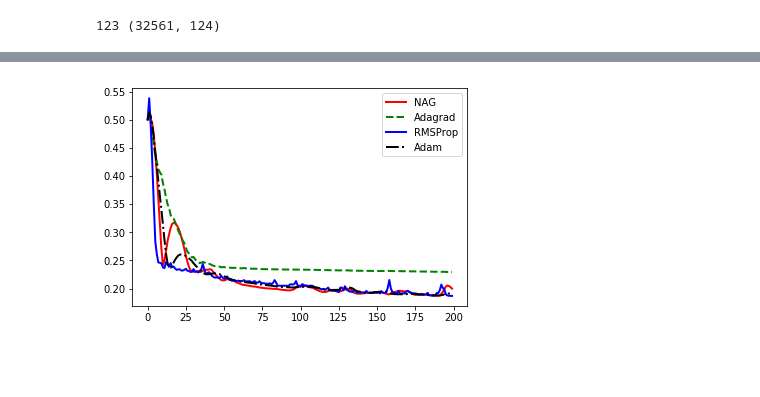
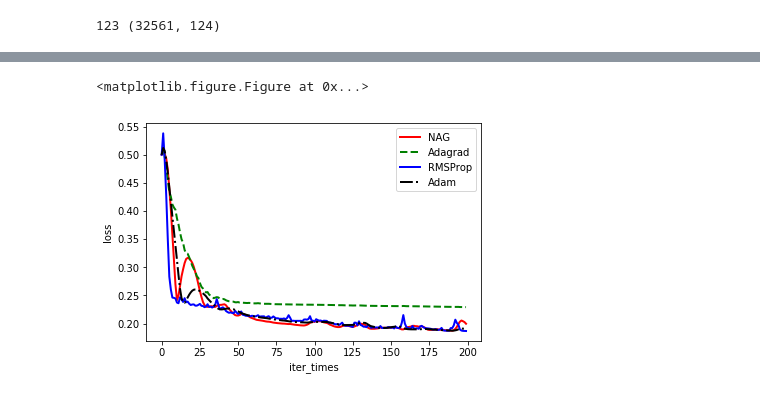
Before and after one commit to TitanRisen/ML_Lab_02, a Jupyter notebook: ClassificationExperiment.ipynb, the cells around one changed output, grey strips where cells are left out. Cells and saved outputs as stored; diff of their text form; code cells hidden in the pictures; blank space fills up the shorter version.

```diff
--- a/ClassificationExperiment.ipynb
+++ b/ClassificationExperiment.ipynb
@@ -226,11 +226,14 @@ iter_list ,train_nag , train_adagrad,train_RMSProp,train_adam,acc_nag,  acc_adag
 # %%
 plt.figure()
 plt.plot(iter_list,train_nag,color = 'red',linewidth = 2.0,label = 'NAG')
 plt.plot(iter_list,train_adagrad,linestyle = '--',color = 'green',linewidth = 2.0 , label = 'Adagrad')
 plt.plot(iter_list,train_RMSProp,linestyle = '-',color = 'blue',linewidth = 2.0 , label = 'RMSProp')
 plt.plot(iter_list,train_adam,linestyle = '-.',color = 'black',linewidth = 2.0, label = 'Adam')
+plt.xlabel('iter_times')
+plt.ylabel('loss')
 plt.legend()
 plt.show()
 #SGD results in a shunk
 # %% [output]
+<matplotlib.figure.Figure at 0x...>
-[figure, old version]
+[figure, new version]
```
